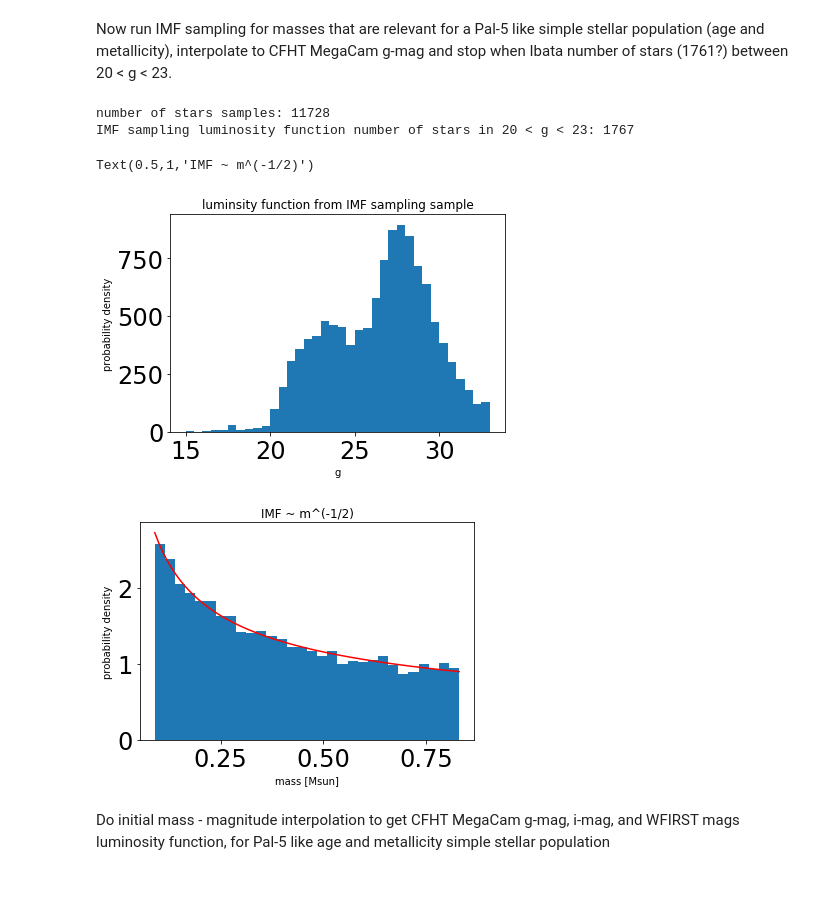
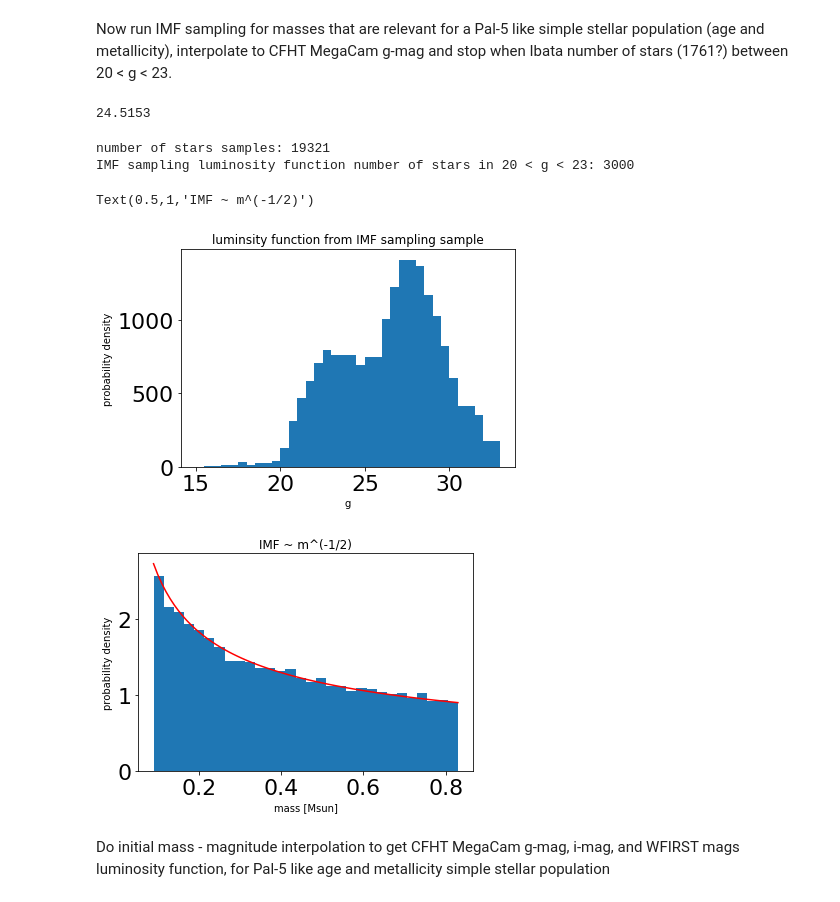
Before and after one commit to sapearson/GCsExternal, a Jupyter notebook: notebooks/PaperFigures.ipynb, the cells around one changed output. Saved outputs shown, nothing was run; the diff lists cells and outputs as text; code cells hidden in the pictures.

Commit message:
updated figures

```diff
--- a/notebooks/PaperFigures.ipynb
+++ b/notebooks/PaperFigures.ipynb
@@ -32,3 +36,7 @@ Now run IMF sampling for masses that are relevant for a Pal-5 like simple stella
+# %%
+7.66+16.8553
+# %% [output]
+24.5153
 # %%
 cfht_mini = np.loadtxt('Isochrone_CFHT_PARSEC_withDust_newZ.txt', skiprows = 8, usecols = [2])
 cfht_gmag = np.loadtxt('Isochrone_CFHT_PARSEC_withDust_newZ.txt', skiprows = 8, usecols = [24])
@@ -61,39 +69,37 @@ sample_lowmasses = []
 tot_norm = 0
 
 
-d_mod = 16.8553 ##distance modulus Pal5
-
-while tot_norm < 1767:
+while tot_norm < 3000:#1767: #
     sample_lowmasses.append(my_imf_low.rvs(size=1))
     sample_gmags = inter_gmags(sample_lowmasses) + d_mod
     hist_gmag, bins_edges = np.histogram(sample_gmags, bins = 36, range = [15, 33])
     bins_gmag = (bins_edges[:-1] + bins_edges[1:])*0.5
     tot_norm = np.sum(hist_gmag[np.logical_and(bins_gmag < 23, bins_gmag > 20)])
 
 print('number of stars samples: '+ str(len(sample_lowmasses)))
 print('IMF sampling luminosity function number of stars in 20 < g < 23: '+ str(tot_norm))
 
 fig, ax = plt.subplots(1,1, figsize=[6,4])
 ax.set_ylabel('probability density')
 ax.set_xlabel('g')
 ax.set_title('luminsity function from IMF sampling sample')
 h, be, p = ax.hist(sample_gmags, bins = 36, range = [15, 33])
 
 sample_lowmasses = np.asarray(sample_lowmasses)
 
 fig, ax = plt.subplots(1,1, figsize=[6,4])
 n, bins, p = ax.hist(sample_lowmasses, range = [0.09, 0.83], bins = 30, density = True)
 x = np.linspace(0.09,0.83,74)
 y = 1.0/(2*np.sqrt(0.83)-2*np.sqrt(0.09))*x**(-1./2)
 ax.plot(x,y, 'r-')
 ax.set_ylabel('probability density')
 ax.set_xlabel('mass [Msun]')
 ax.set_title('IMF ~ m^(-1/2)')
 # %% [output]
-number of stars samples: 11728
-IMF sampling luminosity function number of stars in 20 < g < 23: 1767
+number of stars samples: 19321
+IMF sampling luminosity function number of stars in 20 < g < 23: 3000
 Text(0.5,1,'IMF ~ m^(-1/2)')
-[figure, old version]
+[figure, new version]
-[figure, old version]
+[figure, new version]
 # %% [markdown]
 Do initial mass - magnitude interpolation to get CFHT MegaCam g-mag, i-mag, and WFIRST mags luminosity function, for Pal-5 like age and metallicity simple stellar population
```
Also changed, not shown: parts of 57 cells of this notebook, 1 other file.
